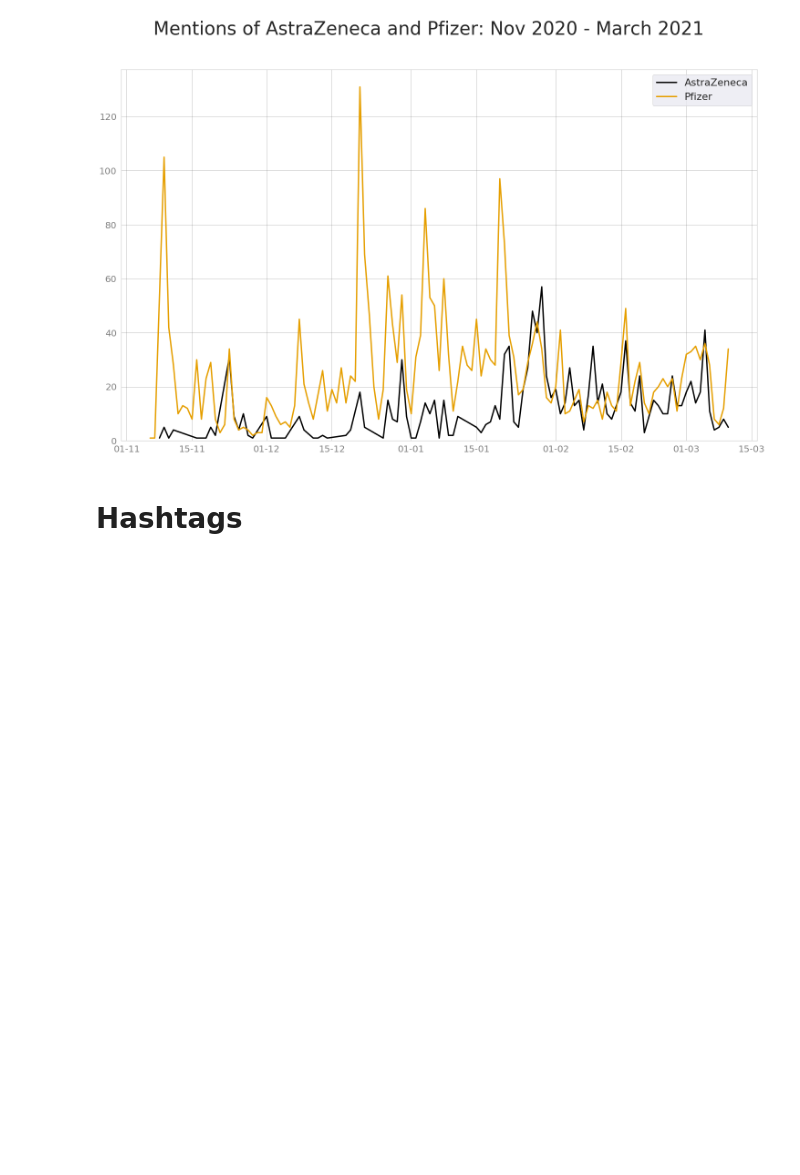
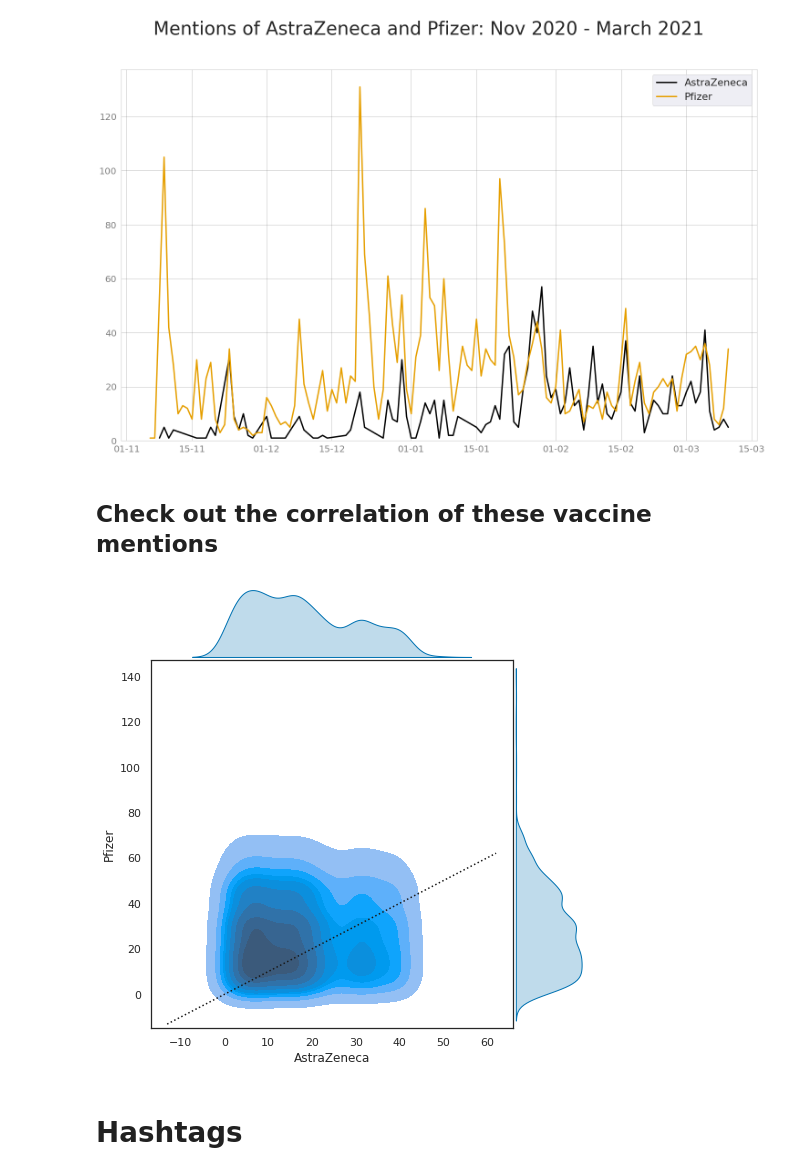
Before and after one commit to centre-for-humanities-computing/hope-vaccines-twitter, a Jupyter notebook: astrazeneca_and_pfizer.ipynb, the cells around one changed output. Drawn from its saved outputs; the diff is of its cells as text; code cells hidden in the pictures; blank space fills up the shorter version.

```diff
--- a/astrazeneca_and_pfizer.ipynb
+++ b/astrazeneca_and_pfizer.ipynb
@@ -192,3 +187,34 @@ fig.show()
+# %% [markdown]
+## Check out the correlation of these vaccine mentions
+# %%
+AZ = pd.DataFrame(az_freq_df["date"], az_freq_df["nr_of_tweets"]).reset_index().rename(columns={"nr_of_tweets":"AstraZeneca"})
+P = pd.DataFrame(p_freq_df["date"], p_freq_df["nr_of_tweets"]).reset_index().rename(columns={"nr_of_tweets":"Pfizer"})
+
+co_df = pd.merge(AZ,P).drop_duplicates()
+# %%
+import numpy as np
+import pandas as pd
+import seaborn as sns
+from matplotlib.pyplot import show
+sns.set(style="white")
+
+palette = ["#000000", "#E69F00", "#56B4E9", "#009E73", "#F0E442", "#0072B2", "#D55E00", "#CC79A7"]
+
+g = sns.jointplot(co_df["AstraZeneca"], co_df["Pfizer"],
+                  kind="kde", color = palette[5],
+                  height=7, space=0,
+                  fill=True)
+x0, x1 = g.ax_joint.get_xlim()
+y0, y1 = g.ax_joint.get_ylim()
+lims = [max(x0, y0), min(x1, y1)]
+g.ax_joint.plot(lims, lims, ':k')
+
+plot_name = "fig/astrazeneca_against_pfizer.png"
+fig.savefig(plot_name)
+
+show()
+# %% [output]
+[figure, added]
 # %% [markdown]
 # Hashtags
 # %%
```
Also changed, not shown: parts of 7 cells of this notebook, 8 other files.
